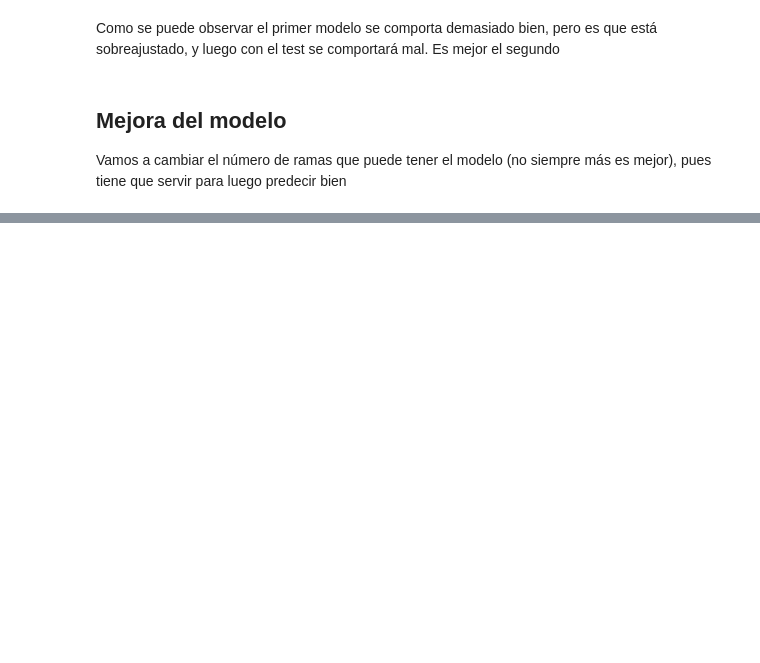
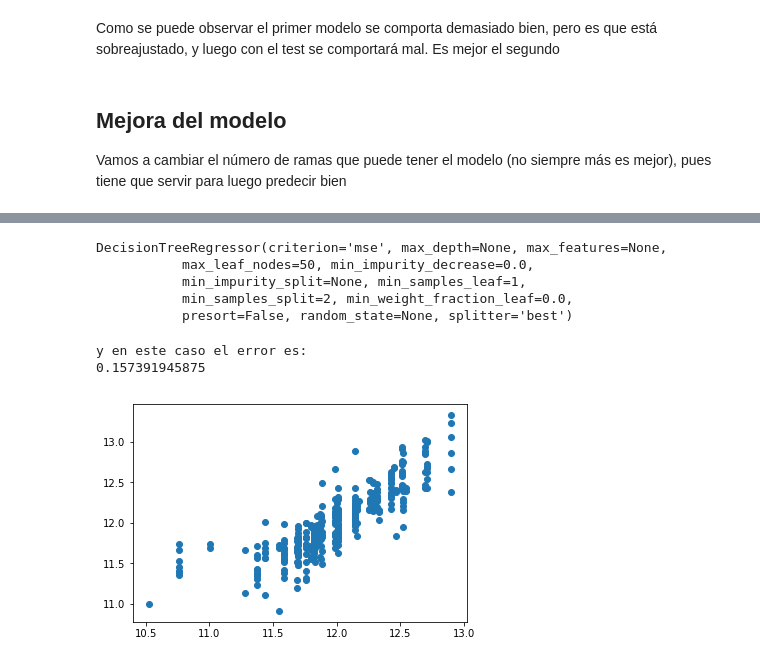
Before and after one commit to mmartglez/python_machine_learning, a Jupyter notebook: 3. Decision tree sin NA imputation.ipynb, the cells around one changed output, grey strips where cells are left out. Saved outputs shown, nothing was run; the diff lists cells and outputs as text; code cells hidden in the pictures; blank space fills up the shorter version.

```diff
--- a/3. Decision tree sin NA imputation.ipynb
+++ b/3. Decision tree sin NA imputation.ipynb
@@ -204,0 +202,23 @@ Max leaf nodes: 5000             Mean Absolute Error:  0
+# %%
+melbourne_model_3= DecisionTreeRegressor(max_leaf_nodes=50)
+melbourne_model_3.fit(train_X,train_y)
+# %% [output]
+DecisionTreeRegressor(criterion='mse', max_depth=None, max_features=None,
+           max_leaf_nodes=50, min_impurity_decrease=0.0,
+           min_impurity_split=None, min_samples_leaf=1,
+           min_samples_split=2, min_weight_fraction_leaf=0.0,
+           presort=False, random_state=None, splitter='best')
+# %%
+#Error cometido en esta medicion MAE
+val_predicted_home_prices_3 = melbourne_model_3.predict(val_X)
+print("y en este caso el error es: ")
+print (mean_absolute_error(val_y,val_predicted_home_prices_3 ))
+# %% [output]
+y en este caso el error es:
+0.157391945875
+# %%
+# Veamoslo en un scatter plot
+plt.scatter(val_predicted_home_prices_3, val_y );
+plt.show()
+# %% [output]
+[figure, added]
```
Also changed, not shown: parts of 7 cells of this notebook, 2 other files.
